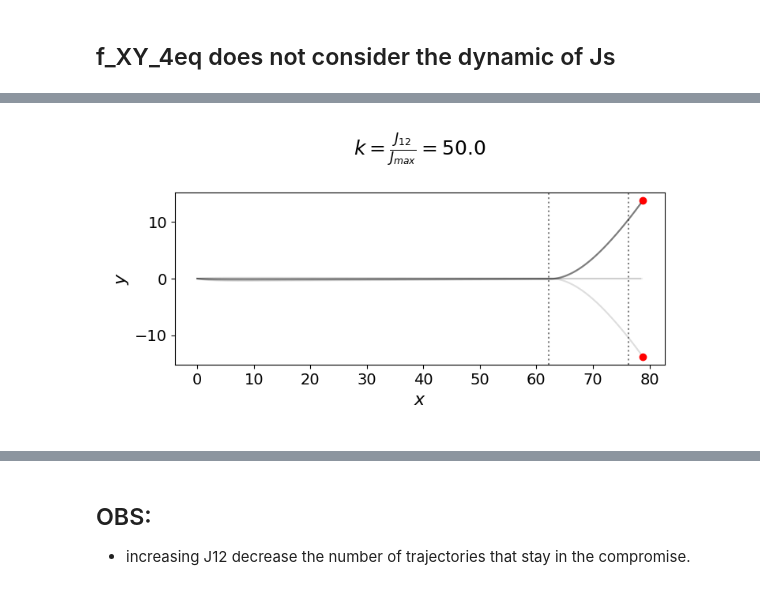
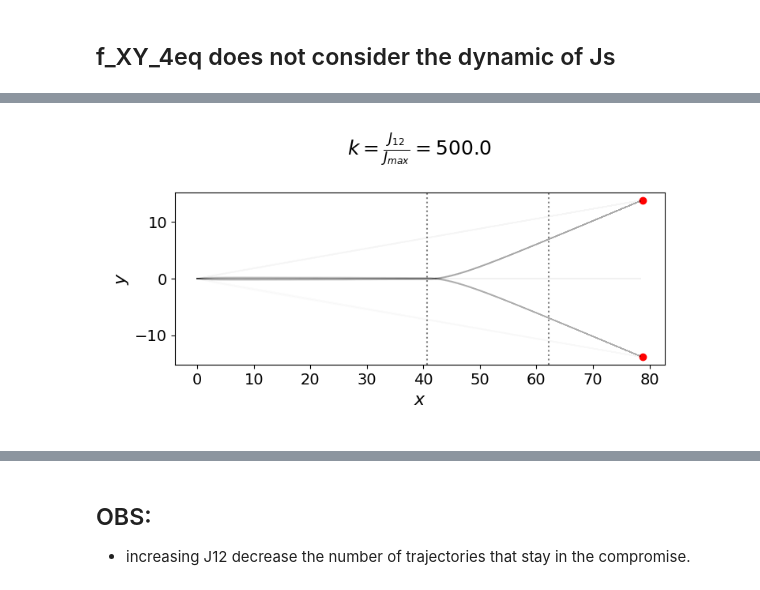
Before and after one commit to eleonoragatti44/Master-Thesis-Gatti, a Jupyter notebook: ode_models/bifurcation_traj/bifurcation_traj.ipynb, the cells around one changed output, grey strips where cells are left out. Drawn from its saved outputs; the diff is of its cells as text; code cells hidden in the pictures.

```diff
--- a/ode_models/bifurcation_traj/bifurcation_traj.ipynb
+++ b/ode_models/bifurcation_traj/bifurcation_traj.ipynb
@@ -10,3 +11,20 @@ from toy_models import *
 %matplotlib widget
 # %% [markdown]
 ## f_XY_4eq does not consider the dynamic of Js
+# %%
+theta0 = np.radians(20)
+Jmax = 100
+J12 = 50000
+
+res_ksmall = []
+params_ksmall = [J12, Jmax, theta0, np.cos(np.radians(10)), np.sin(np.radians(10))]
+
+t = np.linspace(0, 1, 5000)
+
+for _ in range(10):
+    x0 = [0, 0, np.random.uniform(0, np.pi/12), np.random.uniform(-np.pi/12, 0)]
+    res_ksmall.append(integrate.solve_ivp(lambda t, x: f_XY_4eq(x, t, params_ksmall), [t[0], t[-1]], x0, t_eval=None, method='DOP853'))
+
+# # Save the results to a pickle file
+# with open('ksmall_simp.pkl', 'wb') as f:
+#     pickle.dump((params_ksmall, res_ksmall), f)
@@ -31,22 +83,26 @@ for _ in range(15):
 # %%
+# Load the results from the pickle file
+with open('kbig_simp.pkl', 'rb') as f:
+    params_kbig, res_kbig = pickle.load(f)
+
 fig, ax = plt.subplots(1, 1, sharex=True, figsize=(8, 4))
 
-for r in res_ksmall:
-    plot_traj_ax(r, params_ksmall, ax, len(res_ksmall))
+for r in res_kbig:
+    plot_traj_ax(r, params_kbig, ax, len(res_kbig))
 
-ax.scatter(params_ksmall[3], params_ksmall[4], c='r')
-ax.scatter(params_ksmall[3], -params_ksmall[4], c='r')
-ax.axvline(params_ksmall[3]-params_ksmall[4]/np.tan(params_ksmall[2]), c='black', ls=':', alpha=0.5)
-ax.axvline(params_ksmall[3]-params_ksmall[4]/np.tan(2*params_ksmall[2]), c='black', ls=':', alpha=0.5)
+ax.scatter(params_kbig[3], params_kbig[4], c='r')
+ax.scatter(params_kbig[3], -params_kbig[4], c='r')
+ax.axvline(params_kbig[3]-params_kbig[4]/np.tan(params_kbig[2]), c='black', ls=':', alpha=0.5)
+ax.axvline(params_kbig[3]-params_kbig[4]/np.tan(2*params_kbig[2]), c='black', ls=':', alpha=0.5)
 # set title with value of J12/Jmax
-ax.set_title(r'$k=\frac{J_{12}}{J_{max}} = $' + str(params_ksmall[0]/params_ksmall[1]) + '\n', fontsize=18)
+ax.set_title(r'$k=\frac{J_{12}}{J_{max}} = $' + str(params_kbig[0]/params_kbig[1]) + '\n', fontsize=18)
 # set same scale for x and y axis
 ax.set_aspect('equal', 'box')
 # set x label
 ax.set_xlabel(r'$x$', fontsize=16)
 ax.set_ylabel(r'$y$', fontsize=16)
 # set ticks size
 ax.tick_params(axis='both', which='major', labelsize=14)
 plt.show()
 # %% [output]
-[figure, old version]
+[figure, new version]
```
Also changed, not shown: parts of 16 cells of this notebook, 10 other files.
